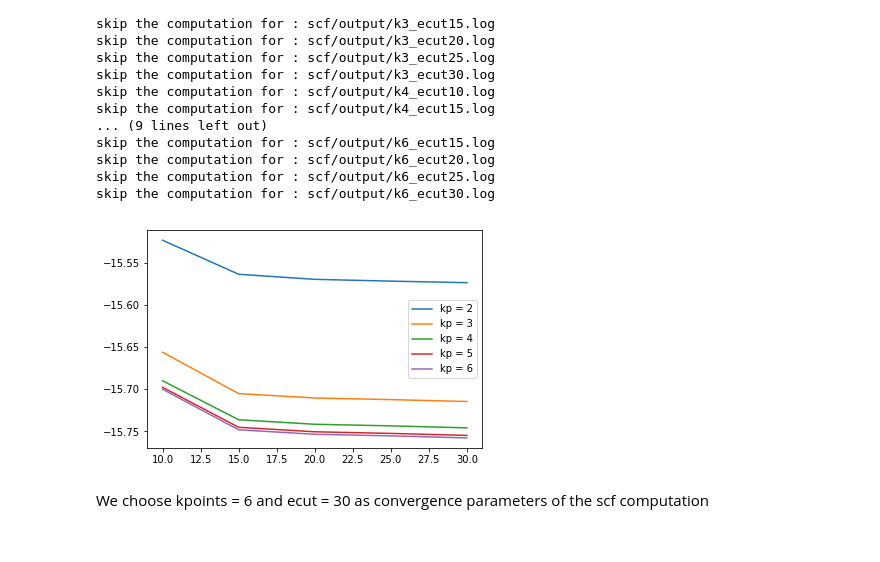
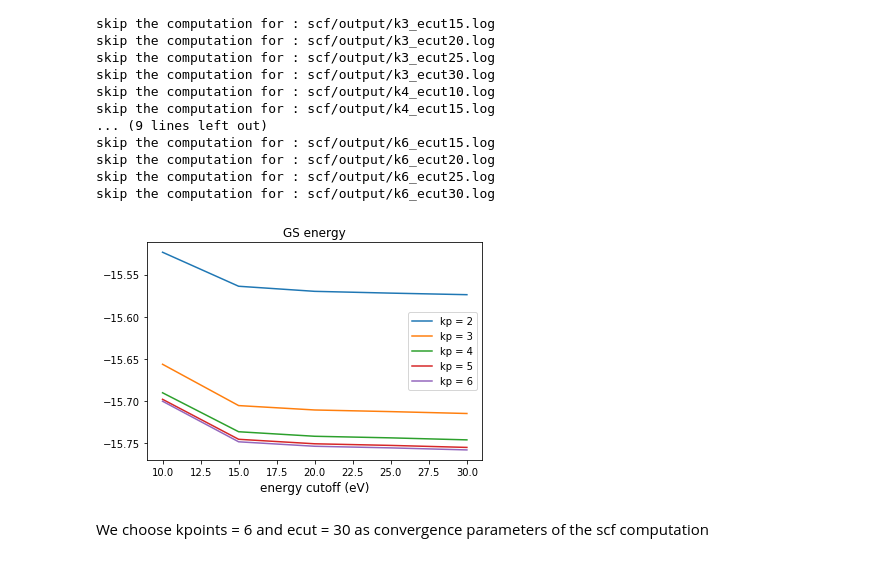
Before and after one commit to marcodalessandro76/Yambo-nb, a Jupyter notebook: Si-equilibrium/GW convergence analysis/GW Convergence Analysis.ipynb, the cells around one changed output. Cells and saved outputs as stored; diff of their text form; code cells hidden in the pictures.

```diff
--- a/Si-equilibrium/GW convergence analysis/GW Convergence Analysis.ipynb
+++ b/Si-equilibrium/GW convergence analysis/GW Convergence Analysis.ipynb
@@ -42,14 +42,16 @@ for k in scfDict:
 # %%
 # plot the total energy in function of the ecut for each choice of kpoints
 for k in scf_kpoints:
     energy = []
     for e in scf_ecut:
         energy.append(scfDict[k][e]['energy'])
     plt.plot(scf_ecut,energy,label= 'kp = '+str(k))
+plt.title('GS energy',size = 12)
+plt.xlabel('energy cutoff (eV)',size = 12)
 plt.legend()
 plt.show()
 # %% [output]
-[figure, old version]
+[figure, new version]
 # %% [markdown]
 We choose kpoints = 6 and ecut = 30 as convergence parameters of the scf computation
 # %%
```
Also changed, not shown: parts of 37 cells of this notebook, 1 other file.
